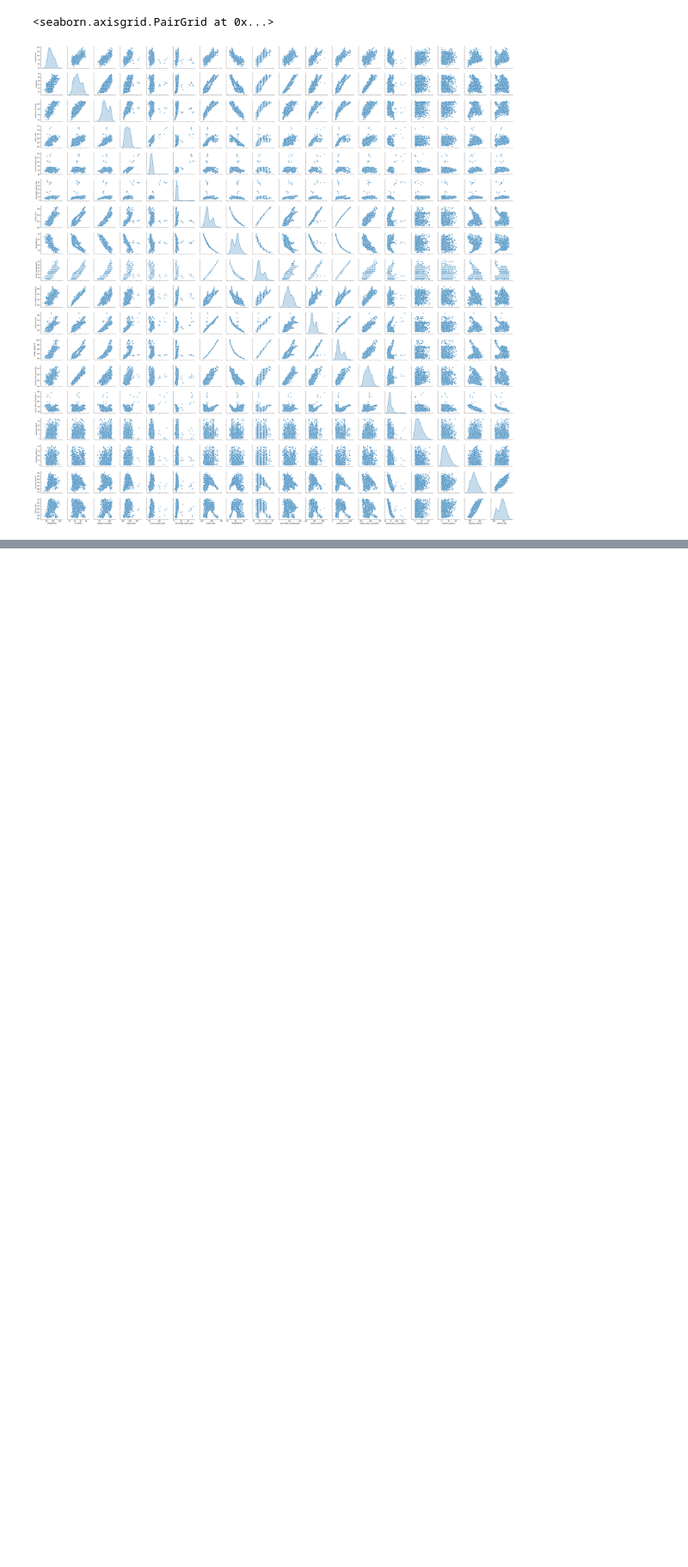
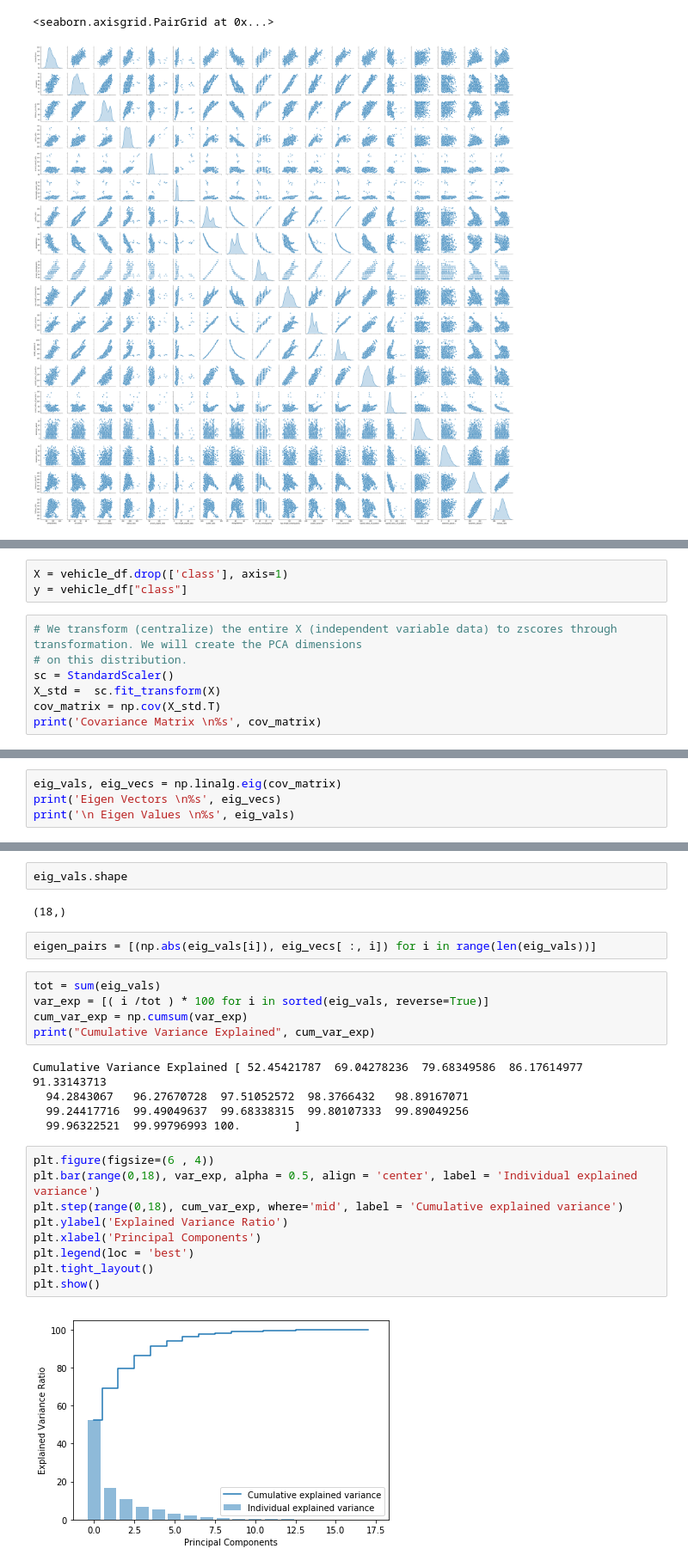
Before and after one commit to GreatLearningAIML1/bangalore-feb-batch-manishkumaraiml, a Jupyter notebook: Unsupervised_Learning_R5_Project2.ipynb, the cells around one changed output, grey strips where cells are left out. Shown at 86% size. Drawn from its saved outputs; the diff is of its cells as text; blank space fills up the shorter version.

```diff
--- a/Unsupervised_Learning_R5_Project2.ipynb
+++ b/Unsupervised_Learning_R5_Project2.ipynb
@@ -129,0 +166,10 @@ TypeError: Cannot compare types 'ndarray(dtype=int64)' and 'str'
+# %%
+X = vehicle_df.drop(['class'], axis=1)
+y = vehicle_df["class"]
+# %%
+# We transform (centralize) the entire X (independent variable data) to zscores through transformation. We will create the PCA dimensions
+# on this distribution.
+sc = StandardScaler()
+X_std =  sc.fit_transform(X)
+cov_matrix = np.cov(X_std.T)
+print('Covariance Matrix \n%s', cov_matrix)
@@ -129,0 +198,4 @@ TypeError: Cannot compare types 'ndarray(dtype=int64)' and 'str'
+# %%
+eig_vals, eig_vecs = np.linalg.eig(cov_matrix)
+print('Eigen Vectors \n%s', eig_vecs)
+print('\n Eigen Values \n%s', eig_vals)
@@ -129,0 +220,27 @@ TypeError: Cannot compare types 'ndarray(dtype=int64)' and 'str'
+# %%
+eig_vals.shape
+# %% [output]
+(18,)
+# %%
+eigen_pairs = [(np.abs(eig_vals[i]), eig_vecs[ :, i]) for i in range(len(eig_vals))]
+# %%
+tot = sum(eig_vals)
+var_exp = [( i /tot ) * 100 for i in sorted(eig_vals, reverse=True)]
+cum_var_exp = np.cumsum(var_exp)
+print("Cumulative Variance Explained", cum_var_exp)
+# %% [output]
+Cumulative Variance Explained [ 52.45421787  69.04278236  79.68349586  86.17614977  91.33143713
+  94.2843067   96.27670728  97.51052572  98.3766432   98.89167071
+  99.24417716  99.49049637  99.68338315  99.80107333  99.89049256
+  99.96322521  99.99796993 100.        ]
+# %%
+plt.figure(figsize=(6 , 4))
+plt.bar(range(0,18), var_exp, alpha = 0.5, align = 'center', label = 'Individual explained variance')
+plt.step(range(0,18), cum_var_exp, where='mid', label = 'Cumulative explained variance')
+plt.ylabel('Explained Variance Ratio')
+plt.xlabel('Principal Components')
+plt.legend(loc = 'best')
+plt.tight_layout()
+plt.show()
+# %% [output]
+[figure, added]
```
Also changed, not shown: parts of 26 cells of this notebook.
